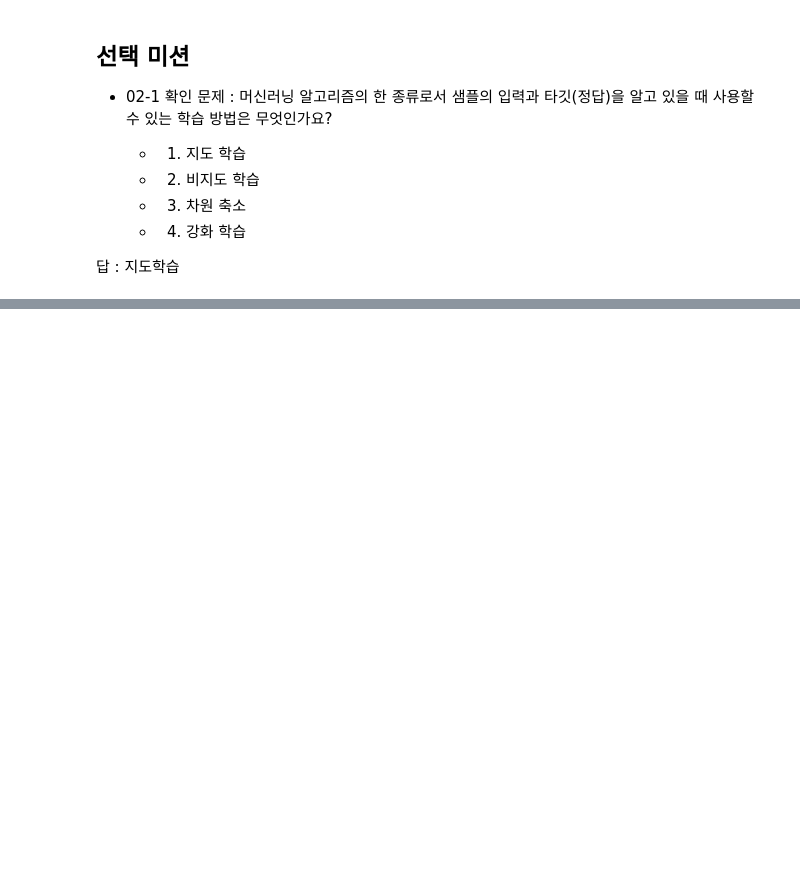
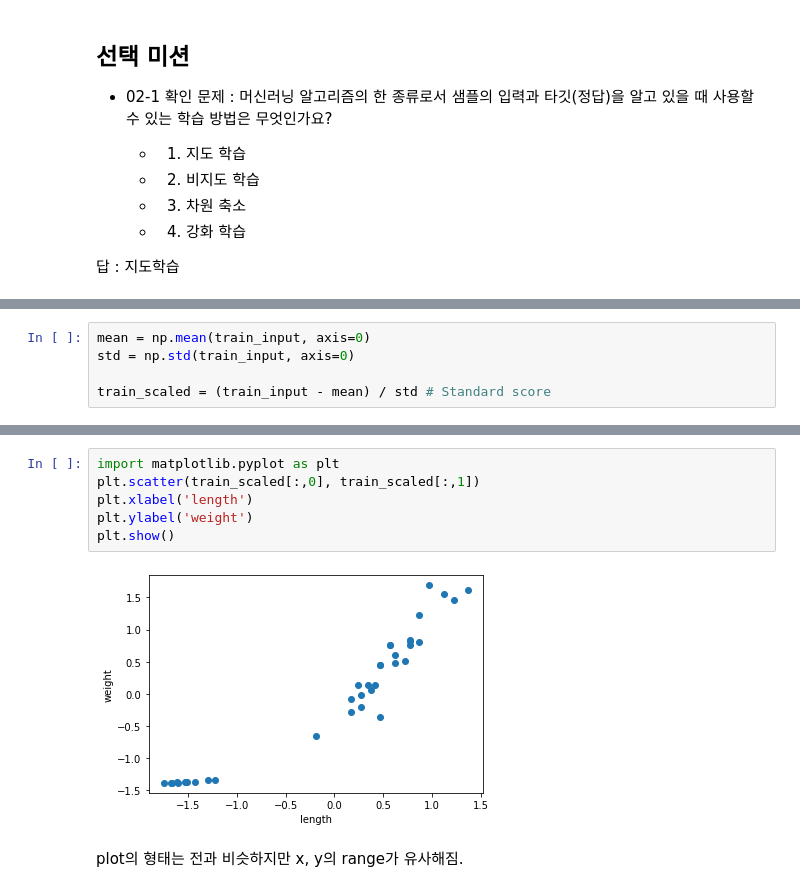
Before and after one commit to samsee/hgmldl2023, a Jupyter notebook: hgmldl2023_02.ipynb, the cells around one changed output, grey strips where cells are left out. Drawn from its saved outputs; the diff is of its cells as text; blank space fills up the shorter version.

```diff
--- a/hgmldl2023_02.ipynb
+++ b/hgmldl2023_02.ipynb
@@ -159,0 +297,5 @@ print(kn._y)
+# %%
+mean = np.mean(train_input, axis=0)
+std = np.std(train_input, axis=0)
+
+train_scaled = (train_input - mean) / std # Standard score
@@ -159,0 +322,10 @@ print(kn._y)
+# %%
+import matplotlib.pyplot as plt
+plt.scatter(train_scaled[:,0], train_scaled[:,1])
+plt.xlabel('length')
+plt.ylabel('weight')
+plt.show()
+# %% [output]
+[figure, added]
+# %% [markdown]
+plot의 형태는 전과 비슷하지만 x, y의 range가 유사해짐.
```
Also changed, not shown: parts of 28 cells of this notebook.
